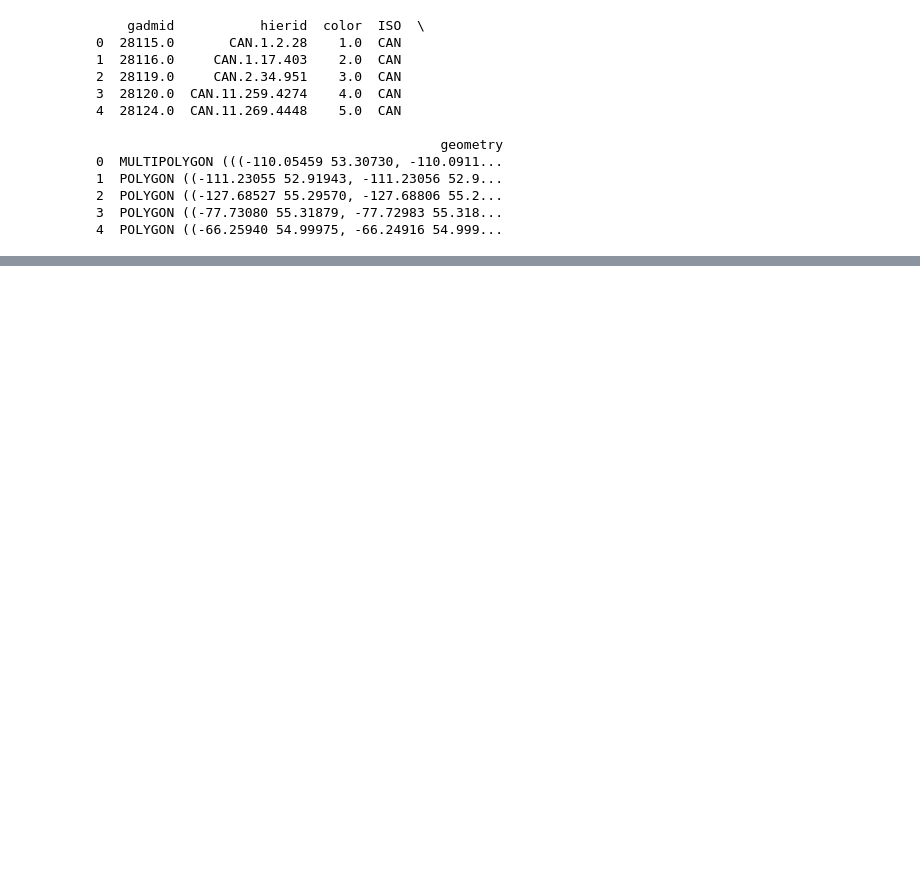
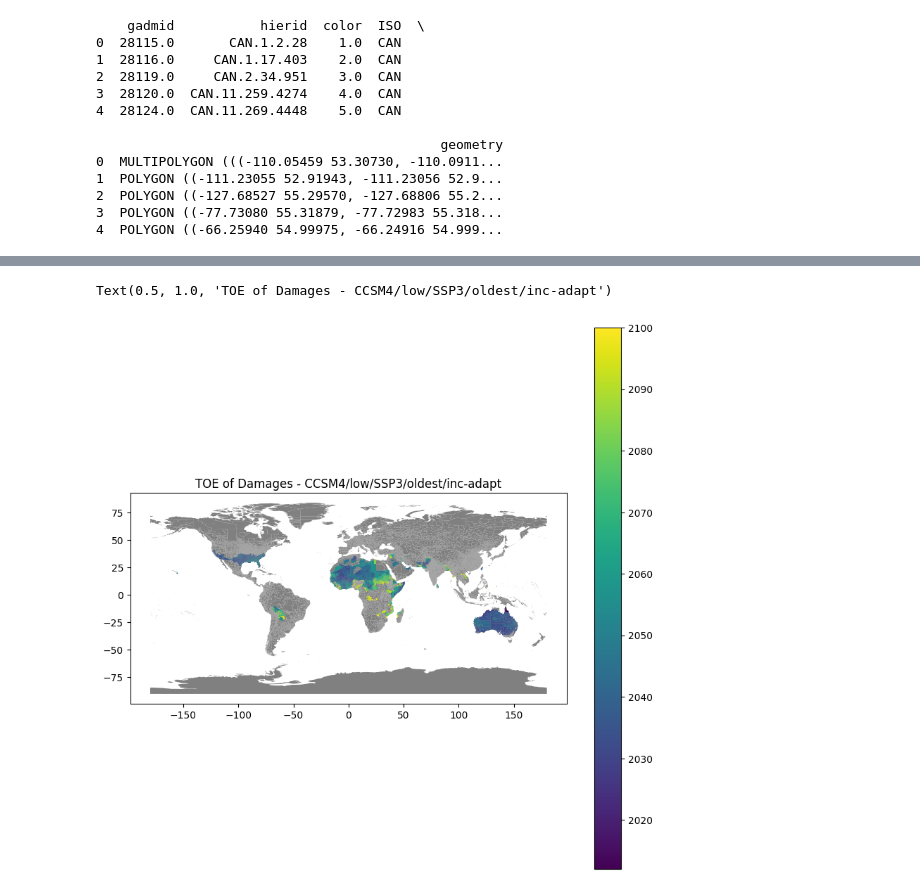
Before and after one commit to DanBlancoRutgers/Mortality_Project, a Jupyter notebook: notebooks/ToE_Project_Cleaned.ipynb, the cells around one changed output, grey strips where cells are left out. Saved outputs shown, nothing was run; the diff lists cells and outputs as text; code cells hidden in the pictures; blank space fills up the shorter version.

```diff
--- a/notebooks/ToE_Project_Cleaned.ipynb
+++ b/notebooks/ToE_Project_Cleaned.ipynb
@@ -228,0 +152,8 @@ result_list
+# %%
+#benefits
+mask_years_over_threshold_benefits = fun_threshold(0.17, 2010) >= fun_threshold(0.83, window)
+earliest_threshold_year_benefits = mask_years_over_threshold_benefits.idxmax(dim="year")
+earliest_threshold_year_benefits
+
+mask_years_over_threshold_benefits_1 = fun_threshold_1(0.17, 2010) >= fun_threshold_1(0.83, window)
+earliest_threshold_year_benefits_1 = mask_years_over_threshold_benefits_1.idxmax(dim="year")
@@ -229,3 +167,14 @@ result_list
+# %%
+sf['TOE_benefits'] = earliest_threshold_year_benefits
+sf['TOE_damages'] = earliest_threshold_year_damages
+sf['TOE_benefits'] = sf['TOE_benefits'].replace(2010,np.NaN)
+sf['TOE_damages'] = sf['TOE_damages'].replace(2010,np.NaN)
+
+
+sf['TOE_benefits_1'] = earliest_threshold_year_benefits_1
+sf['TOE_damages_1'] = earliest_threshold_year_damages_1
+sf['TOE_benefits_1'] = sf['TOE_benefits_1'].replace(2010,np.NaN)
+sf['TOE_damages_1'] = sf['TOE_damages_1'].replace(2010,np.NaN)
 # %%
 # Function to calculate meshgrid diff between full aggregated data and HistClim
 
@@ -331,8 +218,0 @@ plt.xticks(b)
-# %%
-###Brewster - ideally we want to add the TOE year as a column within this shapefile dataset
-###The final product with be a color coded map showing the TOE for each region
-###Once we have the data above correctly formatted this should be easy enough
-shapefile = "/Users/danielblanco/Documents/Mortality_Project/impact-regions-highres-full"
-#shapefile="agglomerated-world-new.shp"
-sf = geopandas.read_file(shapefile)
-print(sf.head())
@@ -353,2 +218,0 @@ print(sf.head())
-# %%
-sf['17th%-tile'] = data['17th_percentile']
@@ -368,0 +228,9 @@ Name: 17th_percentile, Length: 120, dtype: float64
+# %%
+# Plot the GeoDataFrame
+fig, ax = plt.subplots(figsize=(10, 10))
+sf.plot(column="ISO",ax=ax,legend=False, color='grey')
+sf.plot(column="TOE_damages",ax=ax,legend=True)
+plt.title('TOE of Damages - CCSM4/low/SSP3/oldest/inc-adapt')
+# %% [output]
+Text(0.5, 1.0, 'TOE of Damages - CCSM4/low/SSP3/oldest/inc-adapt')
+[figure, added]
```
Also changed, not shown: parts of 35 cells of this notebook.
